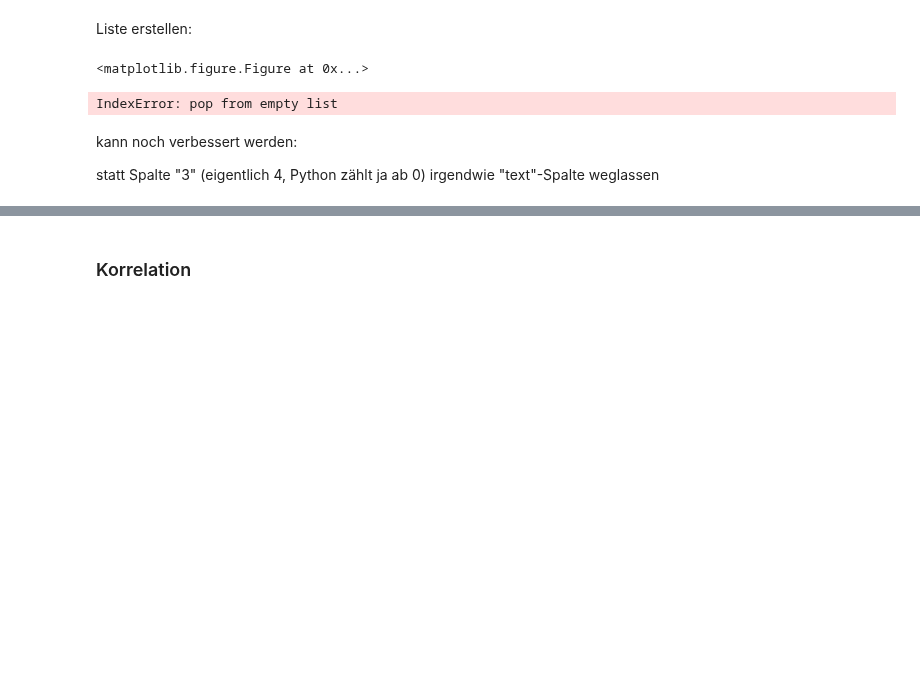
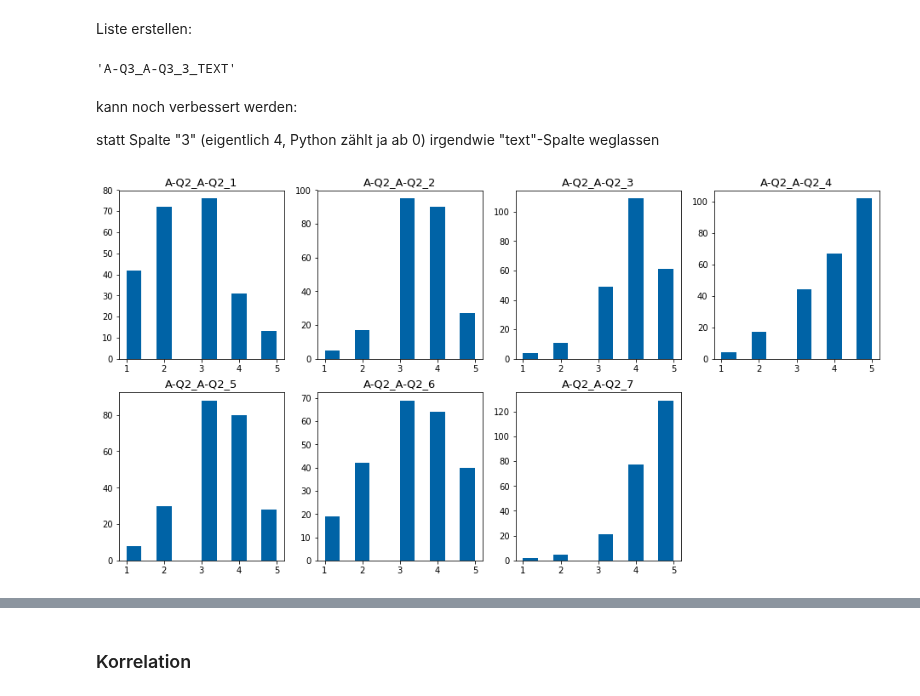
Before and after one commit to martinakienberger/Dissertation_LIS, a Jupyter notebook: Datenanalyse_Hauptstudie.ipynb, the cells around one changed output, grey strips where cells are left out. Saved outputs shown, nothing was run; the diff lists cells and outputs as text; code cells hidden in the pictures; blank space fills up the shorter version.

```diff
--- a/Datenanalyse_Hauptstudie.ipynb
+++ b/Datenanalyse_Hauptstudie.ipynb
@@ -50,6 +67,9 @@ Daten['A-Q2_A-Q2_7'].hist()
 # %% [markdown]
 Liste erstellen:
 # %%
-Liste_A_Q2 = [col for col in Daten.columns if 'A_Q2' in col]
+Liste_A_Q2 = [col for col in Daten.columns if 'A-Q2' in col]
 # %%
-Liste_C_Q1 = [col for col in Daten.columns if 'C_Q1' in col]
+Liste_A_Q3 = [col for col in FinishedA3.columns if 'A-Q3' in col]
+Liste_A_Q3.pop(3)
+# %% [output]
+'A-Q3_A-Q3_3_TEXT'
@@ -65,12 +76,3 @@ def graf_hist(l,sx,sy,nrow,ncol):
-# %%
-graf_hist(Liste_A_Q2,16,8,2,4)
-# %% [output]
-<matplotlib.figure.Figure at 0x...>
-# %%
-Liste_A_Q3 = [col for col in Daten.columns if 'A_Q3' in col]
-Liste_A_Q3.pop(3)
-# %% [output]
-IndexError: pop from empty list
 # %% [markdown]
 kann noch verbessert werden:
 
@@ -78,3 +91,7 @@ statt Spalte "3" (eigentlich 4, Python zählt ja ab 0) irgendwie "text"-Spalte w
+# %%
+graf_hist(Daten,Liste_A_Q2,16,8,2,4)
+# %% [output]
+[figure, added]
 # %%
 len(Liste_A_Q3)
 # %% [output]
```
Also changed, not shown: parts of 70 cells of this notebook, 2 other files.
